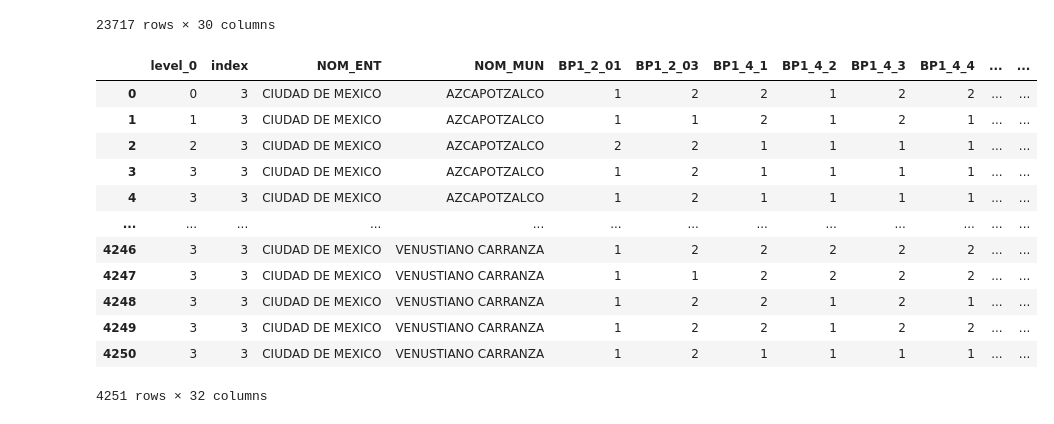
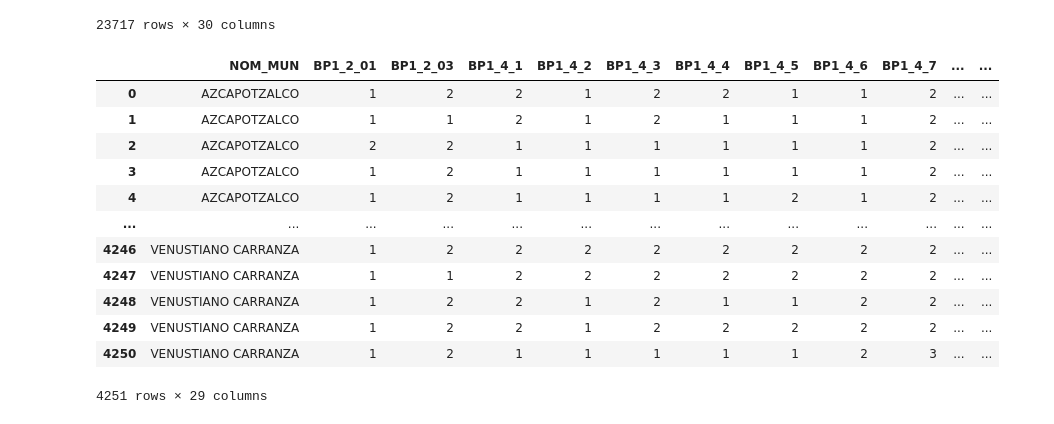
Before and after one commit to cvzmg/INEGI-backend, a Jupyter notebook: data/security.ipynb, the cells around one changed output. Saved outputs shown, nothing was run; the diff lists cells and outputs as text; code cells hidden in the pictures.

```diff
--- a/data/security.ipynb
+++ b/data/security.ipynb
@@ -23,18 +23,19 @@ df
 df=df.query('NOM_ENT=="CIUDAD DE MEXICO"').reset_index()
 df = df.applymap(lambda x: 3 if isinstance(x, (int, float)) and x > 3 else x)
 # %%
-df
+df=df.drop("index",axis=1)
+df=df.drop("NOM_ENT",axis=1)
 # %% [output]
-|  | level_0 | index | NOM_ENT | NOM_MUN | BP1_2_01 | BP1_2_03 | BP1_4_1 | BP1_4_2 | BP1_4_3 | BP1_4_4 | ... | ... |
-| 0 | 0 | 3 | CIUDAD DE MEXICO | AZCAPOTZALCO | 1 | 2 | 2 | 1 | 2 | 2 | ... | ... |
-| 1 | 1 | 3 | CIUDAD DE MEXICO | AZCAPOTZALCO | 1 | 1 | 2 | 1 | 2 | 1 | ... | ... |
-| 2 | 2 | 3 | CIUDAD DE MEXICO | AZCAPOTZALCO | 2 | 2 | 1 | 1 | 1 | 1 | ... | ... |
-| 3 | 3 | 3 | CIUDAD DE MEXICO | AZCAPOTZALCO | 1 | 2 | 1 | 1 | 1 | 1 | ... | ... |
-| 4 | 3 | 3 | CIUDAD DE MEXICO | AZCAPOTZALCO | 1 | 2 | 1 | 1 | 1 | 1 | ... | ... |
+|  | NOM_MUN | BP1_2_01 | BP1_2_03 | BP1_4_1 | BP1_4_2 | BP1_4_3 | BP1_4_4 | BP1_4_5 | BP1_4_6 | BP1_4_7 | ... | ... |
+| 0 | AZCAPOTZALCO | 1 | 2 | 2 | 1 | 2 | 2 | 1 | 1 | 2 | ... | ... |
+| 1 | AZCAPOTZALCO | 1 | 1 | 2 | 1 | 2 | 1 | 1 | 1 | 2 | ... | ... |
+| 2 | AZCAPOTZALCO | 2 | 2 | 1 | 1 | 1 | 1 | 1 | 1 | 2 | ... | ... |
+| 3 | AZCAPOTZALCO | 1 | 2 | 1 | 1 | 1 | 1 | 1 | 1 | 2 | ... | ... |
+| 4 | AZCAPOTZALCO | 1 | 2 | 1 | 1 | 1 | 1 | 2 | 1 | 2 | ... | ... |
 | ... | ... | ... | ... | ... | ... | ... | ... | ... | ... | ... | ... | ... |
-| 4246 | 3 | 3 | CIUDAD DE MEXICO | VENUSTIANO CARRANZA | 1 | 2 | 2 | 2 | 2 | 2 | ... | ... |
-| 4247 | 3 | 3 | CIUDAD DE MEXICO | VENUSTIANO CARRANZA | 1 | 1 | 2 | 2 | 2 | 2 | ... | ... |
-| 4248 | 3 | 3 | CIUDAD DE MEXICO | VENUSTIANO CARRANZA | 1 | 2 | 2 | 1 | 2 | 1 | ... | ... |
-| 4249 | 3 | 3 | CIUDAD DE MEXICO | VENUSTIANO CARRANZA | 1 | 2 | 2 | 1 | 2 | 2 | ... | ... |
-| 4250 | 3 | 3 | CIUDAD DE MEXICO | VENUSTIANO CARRANZA | 1 | 2 | 1 | 1 | 1 | 1 | ... | ... |
+| 4246 | VENUSTIANO CARRANZA | 1 | 2 | 2 | 2 | 2 | 2 | 2 | 2 | 2 | ... | ... |
+| 4247 | VENUSTIANO CARRANZA | 1 | 1 | 2 | 2 | 2 | 2 | 2 | 2 | 2 | ... | ... |
+| 4248 | VENUSTIANO CARRANZA | 1 | 2 | 2 | 1 | 2 | 1 | 1 | 2 | 2 | ... | ... |
+| 4249 | VENUSTIANO CARRANZA | 1 | 2 | 2 | 1 | 2 | 2 | 2 | 2 | 2 | ... | ... |
+| 4250 | VENUSTIANO CARRANZA | 1 | 2 | 1 | 1 | 1 | 1 | 1 | 2 | 3 | ... | ... |
-4251 rows × 32 columns
+4251 rows × 29 columns
```
Also changed, not shown: parts of 1 cell of this notebook, 30 other files.
